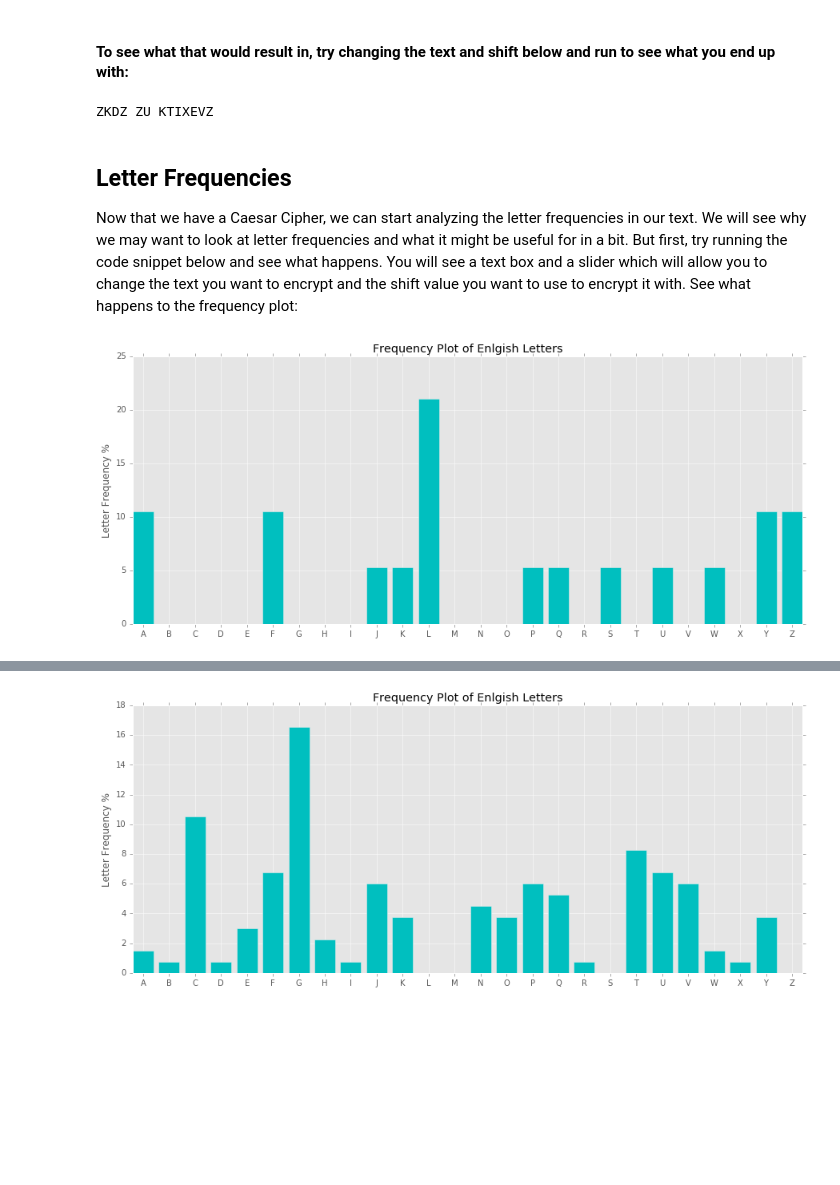
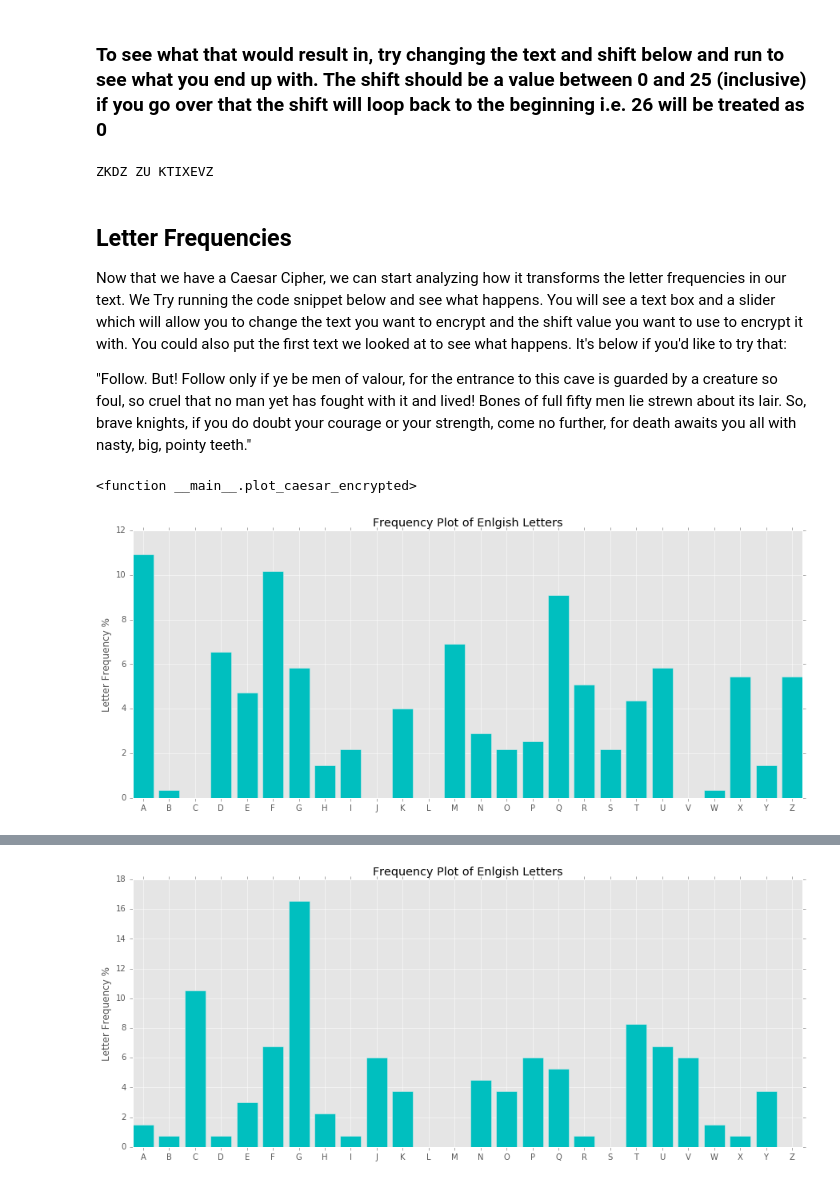
Before and after one commit to TuanaCelik/BrilliantCiphers, a Jupyter notebook: FrequencyVisualizer.ipynb, the cells around one changed output, grey strips where cells are left out. Drawn from its saved outputs; the diff is of its cells as text; code cells hidden in the pictures; blank space fills up the shorter version.

```diff
--- a/FrequencyVisualizer.ipynb
+++ b/FrequencyVisualizer.ipynb
@@ -32,7 +30,7 @@ def get_normalized_length(txt):
     length = 0
     for x in txt:
         # if x exists in our alphabet, add 1 to the length
-        if alphabet.count(x) >= 1:
+        if x in alphabet:
             length += 1
     return length
 
@@ -52,6 +50,7 @@ def create_freq_dictionary(txt):
 # in txt as a percentage
 def get_frequency_plot(txt):
     if len(txt) > 0:
+        txt = normalize_text(txt)
         test_dict = sorted(create_freq_dictionary(txt).items())
         keys = [item[0] for item in test_dict]
         values = [item[1] for item in test_dict]
@@ -63,0 +67,4 @@ def get_frequency_plot(txt):
+# %%
+text= "Follow. But! Follow only if ye be men of valour, for the entrance to this cave is guarded by a creature so foul, so cruel that no man yet has fought with it and lived! Bones of full fifty men lie strewn about its lair. So, brave knights, if you do doubt your courage or your strength, come no further, for death awaits you all with nasty, big, pointy teeth."
+
+get_frequency_plot(text)
@@ -78,17 +140,17 @@ def encrypt_caesar(text, shift):
         #char = character at index i in text
         char = text[i]
 
-        #if char appears less than once in our alphabet (such as punctuations)
+        #if char appears in our alphabet add the character in the alphabet that corresponds to char + shift
+        #while % len(alphabet) ensures we return to the beginning of the alphabet if we exceed it.
+        if char in alphabet:
+            result += alphabet[(alphabet.find(char) + shift) % len(alphabet)]
+        #else (such as punctuations)
         #keep this as it is for the resulting text
-        if alphabet.count(char) < 1:
+        else:
             result += char
-        #else add the character in the alphabet thaat corresponds to char + shift
-        #while % len(alphabet) ensures we return to the beginning of the alphabet if we exceed it.
-        else:
-            result += alphabet[(alphabet.find(char) + shift) % len(alphabet)]
     return result
 # %% [markdown]
-#### To see what that would result in, try changing the text and shift below and run to see what you end up with:
+### To see what that would result in, try changing the text and shift below and run to see what you end up with. The shift should be a value between 0 and 25 (inclusive) if you go over that the shift will loop back to the beginning i.e. 26 will be treated as 0
 # %%
 text="Text to encrypt"
 shift=6
@@ -99,14 +161,17 @@ ZKDZ ZU KTIXEVZ
 # %% [markdown]
 ## Letter Frequencies
 
-Now that we have a Caesar Cipher, we can start analyzing the letter frequencies in our text. We will see why we may want to look at letter frequencies and what it might be useful for in a bit. But first, try running the code snippet below and see what happens. You will see a text box and a slider which will allow you to change the text you want to encrypt and the shift value you want to use to encrypt it with. See what happens to the frequency plot:
+Now that we have a Caesar Cipher, we can start analyzing how it transforms the letter frequencies in our text. We Try running the code snippet below and see what happens. You will see a text box and a slider which will allow you to change the text you want to encrypt and the shift value you want to use to encrypt it with. You could also put the first text we looked at to see what happens. It's below if you'd like to try that:
+
+"Follow. But! Follow only if ye be men of valour, for the entrance to this cave is guarded by a creature so foul, so cruel that no man yet has fought with it and lived! Bones of full fifty men lie strewn about its lair. So, brave knights, if you do doubt your courage or your strength, come no further, for death awaits you all with nasty, big, pointy teeth."
 # %%
-def plot_caesar_encrypted(text, shift):
+def plot_caesar_encrypted(txt, shift):
     get_frequency_plot(encrypt_caesar(text, shift))
 
-interact(plot_caesar_encrypted, text="Try changing this text", shift=(0,25))
+interact(plot_caesar_encrypted, txt="Try changing this text", shift=(0,25))
 # %% [output]
+<function __main__.plot_caesar_encrypted>
-[figure, old version]
+[figure, new version]
 # %% [markdown]
 See how the frequency plot slides as you move the slider for the shift? Can you think of how this type of frequency chart might be useful? Before we get into that lets have a look at another type of cipher. This one is calles the Vigenere Cipher. It's quite similar to the Caesar Cipher, but with a twist.
 
```
Also changed, not shown: parts of 21 cells of this notebook.
